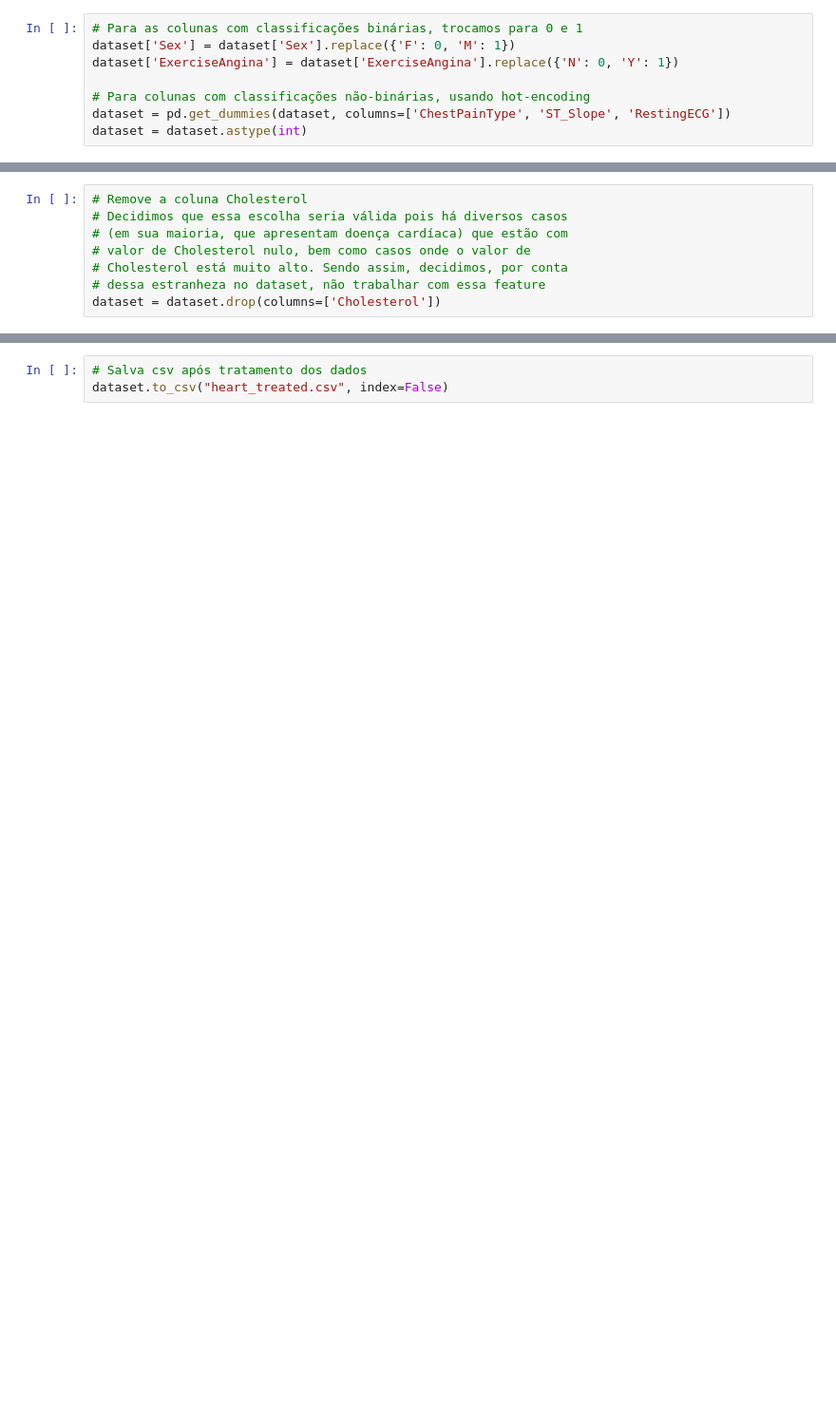
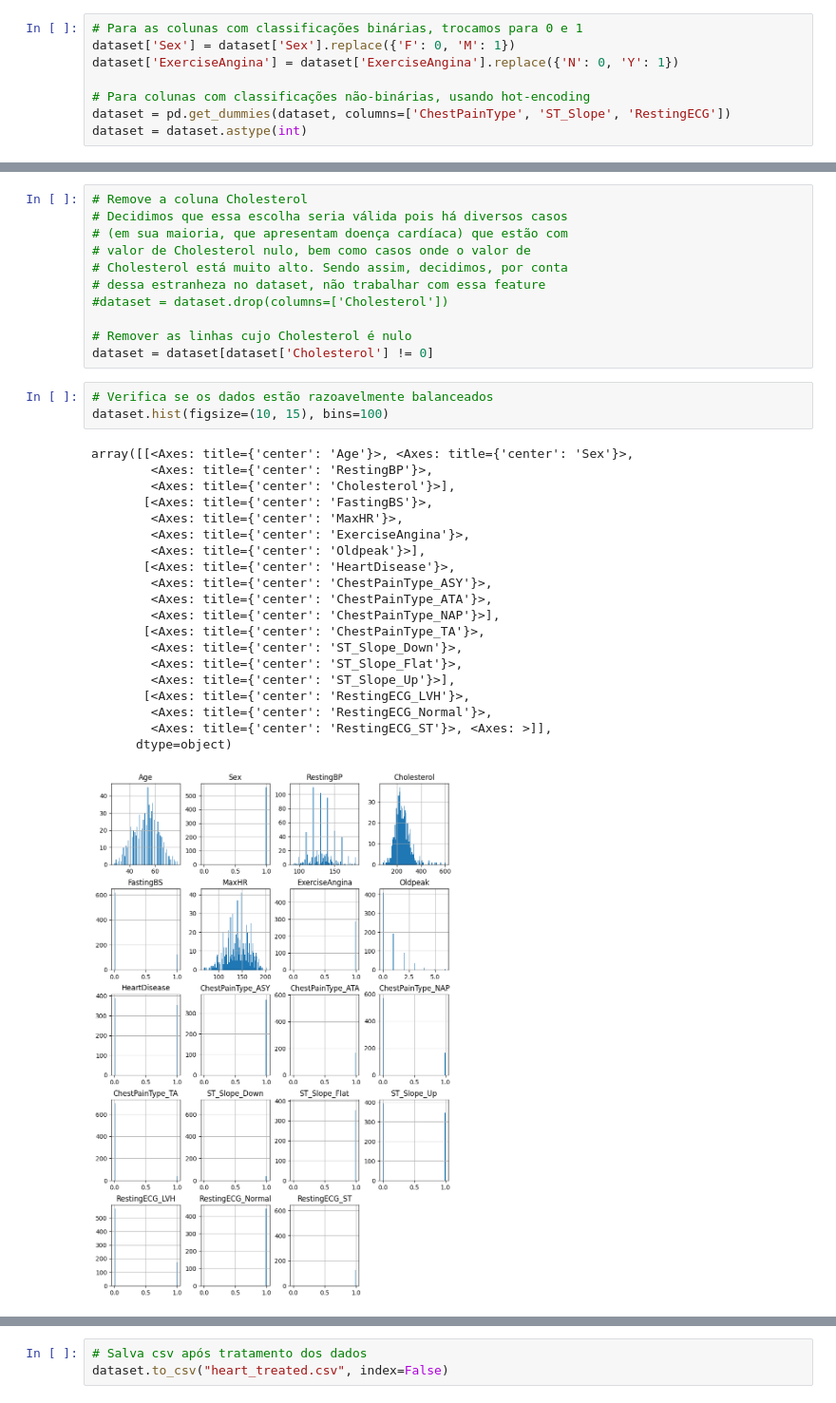
Before and after one commit to joaovictorlopezpereira/Heart-Failure-Predictor, a Jupyter notebook: src/pre-proc.ipynb, the cells around one changed output, grey strips where cells are left out. Shown at 95% size. Saved outputs shown, nothing was run; the diff lists cells and outputs as text; blank space fills up the shorter version.

Commit message:
Drop some more columns and plot histogram

```diff
--- a/src/pre-proc.ipynb
+++ b/src/pre-proc.ipynb
@@ -71,7 +182,34 @@ remove_outliers(dataset.RestingBP)
 # valor de Cholesterol nulo, bem como casos onde o valor de
 # Cholesterol está muito alto. Sendo assim, decidimos, por conta
 # dessa estranheza no dataset, não trabalhar com essa feature
-dataset = dataset.drop(columns=['Cholesterol'])
+#dataset = dataset.drop(columns=['Cholesterol'])
+
+# Remover as linhas cujo Cholesterol é nulo
+dataset = dataset[dataset['Cholesterol'] != 0]
+# %%
+# Verifica se os dados estão razoavelmente balanceados
+dataset.hist(figsize=(10, 15), bins=100)
+# %% [output]
+array([[<Axes: title={'center': 'Age'}>, <Axes: title={'center': 'Sex'}>,
+        <Axes: title={'center': 'RestingBP'}>,
+        <Axes: title={'center': 'Cholesterol'}>],
+       [<Axes: title={'center': 'FastingBS'}>,
+        <Axes: title={'center': 'MaxHR'}>,
+        <Axes: title={'center': 'ExerciseAngina'}>,
+        <Axes: title={'center': 'Oldpeak'}>],
+       [<Axes: title={'center': 'HeartDisease'}>,
+        <Axes: title={'center': 'ChestPainType_ASY'}>,
+        <Axes: title={'center': 'ChestPainType_ATA'}>,
+        <Axes: title={'center': 'ChestPainType_NAP'}>],
+       [<Axes: title={'center': 'ChestPainType_TA'}>,
+        <Axes: title={'center': 'ST_Slope_Down'}>,
+        <Axes: title={'center': 'ST_Slope_Flat'}>,
+        <Axes: title={'center': 'ST_Slope_Up'}>],
+       [<Axes: title={'center': 'RestingECG_LVH'}>,
+        <Axes: title={'center': 'RestingECG_Normal'}>,
+        <Axes: title={'center': 'RestingECG_ST'}>, <Axes: >]],
+      dtype=object)
+[figure, added]
 # %%
 cor_pearson = dataset.corr('pearson')
 plt.figure(figsize=(13, 13))
```
Also changed, not shown: parts of 14 cells of this notebook.
